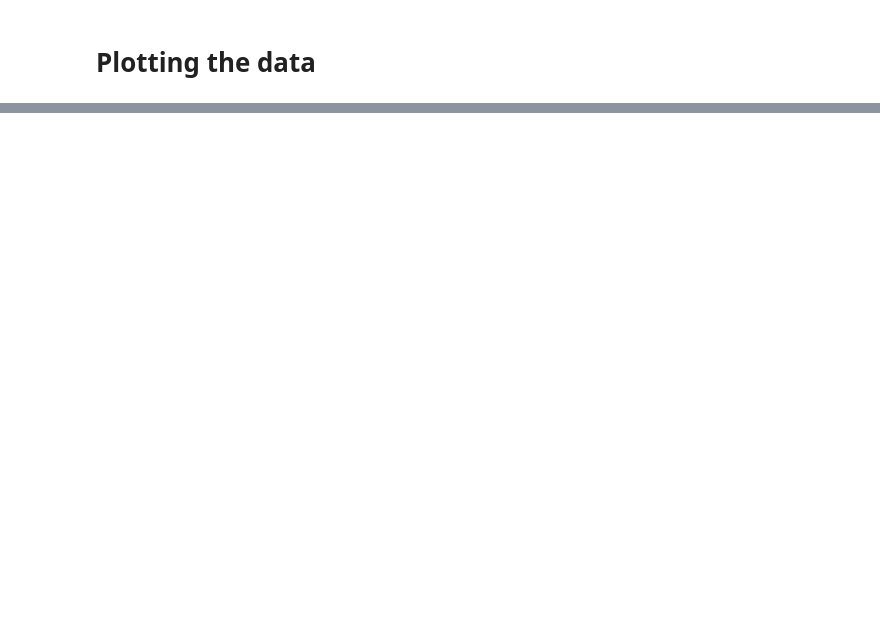
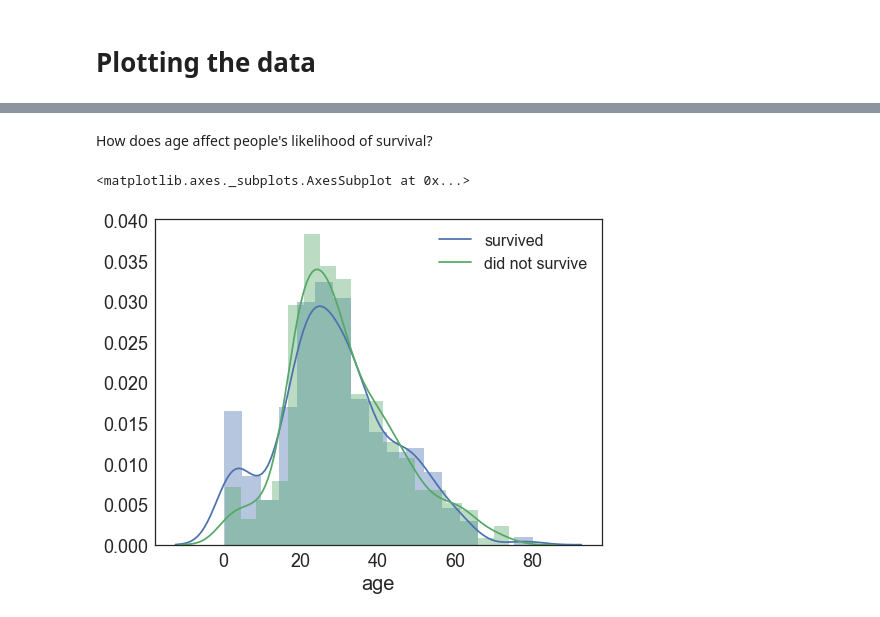
Before and after one commit to marijavlajic/code-university-ml-workshop, a Jupyter notebook: ML Workshop Part 1 - Data Exploration.ipynb, the cells around one changed output, grey strips where cells are left out. Cells and saved outputs as stored; diff of their text form; code cells hidden in the pictures; blank space fills up the shorter version.

Commit message:
Added WIP Part 1 and changed some params in the plotting helper function.

```diff
--- a/ML Workshop Part 1 - Data Exploration.ipynb
+++ b/ML Workshop Part 1 - Data Exploration.ipynb
@@ -8,0 +55,4 @@ plot_setup()
+# %%
+titanic['family_members'] = titanic['sibsp'] + titanic['parch']
+titanic['family_status'] = 'alone'
+titanic['family_status'][titanic['family_members'] != 0] = 'with family'
@@ -114,0 +87,8 @@ X_test.shape, y_test.shape
+# %% [markdown]
+How does age affect people's likelihood of survival?
+# %%
+sns.distplot(a = titanic['age'][titanic['survived'] == 1].dropna(), kde_kws = {'label': 'survived'})
+sns.distplot(a = titanic['age'][titanic['survived'] == 0].dropna(), kde_kws = {'label': 'did not survive'})
+# %% [output]
+<matplotlib.axes._subplots.AxesSubplot at 0x...>
+[figure, added]
```
Also changed, not shown: parts of 56 cells of this notebook, 1 other file.
